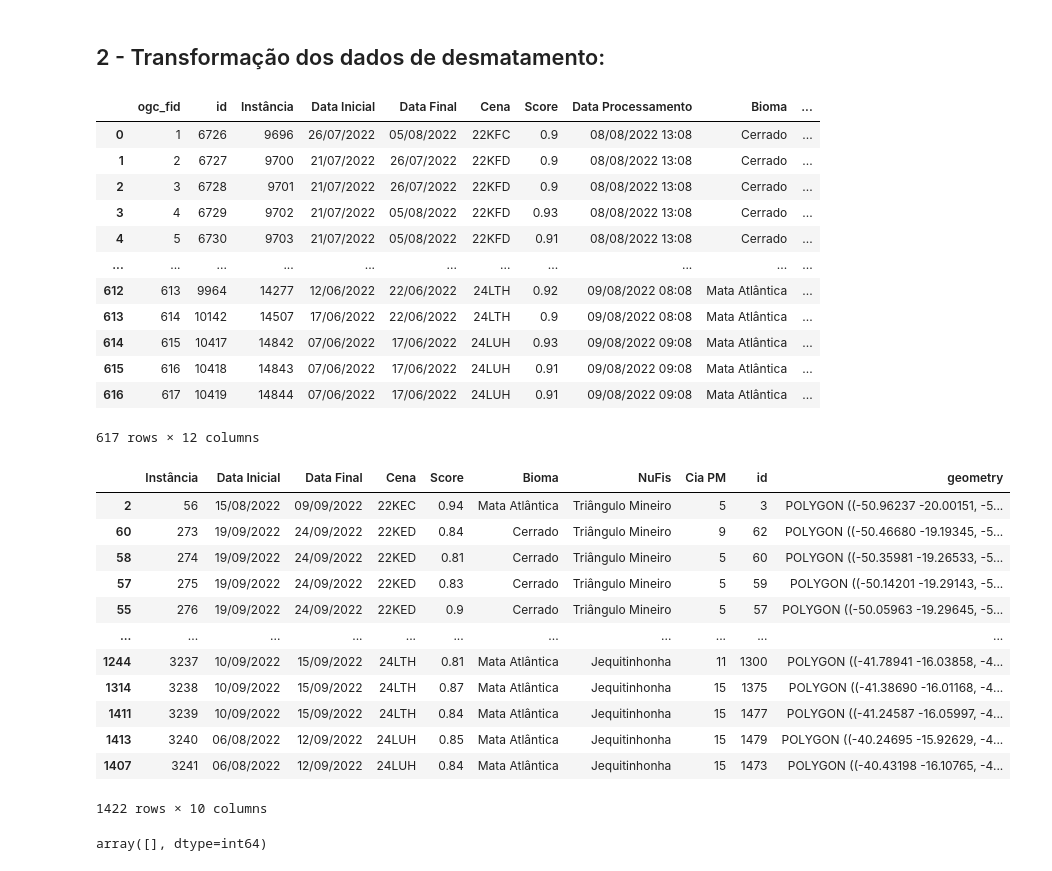
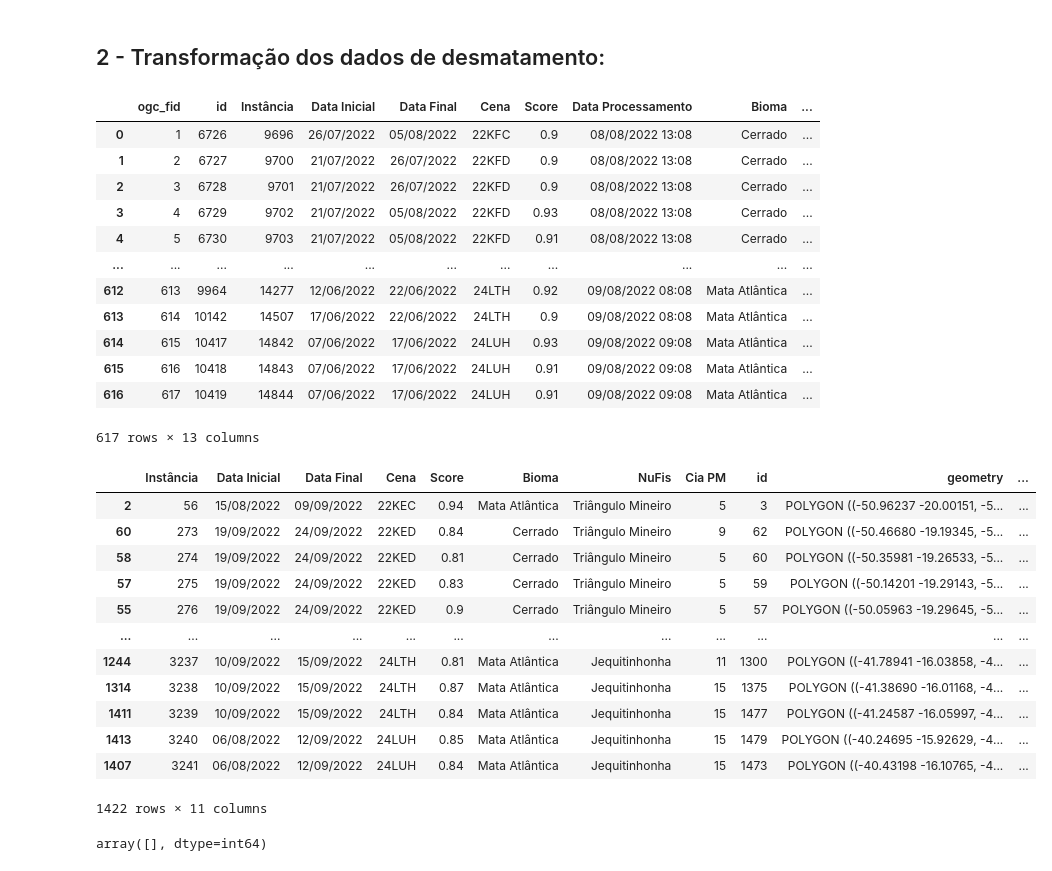
Before and after one commit to mcatrinque/brazil_illegal_deforestation, a Jupyter notebook: 01_etl.ipynb, the cells around one changed output. Saved outputs shown, nothing was run; the diff lists cells and outputs as text; code cells hidden in the pictures.

Commit message:
add 'mes' collumn to focos-desmatamento-mg dataframe

```diff
--- a/01_etl.ipynb
+++ b/01_etl.ipynb
@@ -50,6 +50,8 @@ desmatamento_ago22 = gpd.read_file(arquivo)
 # ordenar a partir da coluna instância
 desmatamento_ago22 = desmatamento_ago22.sort_values(by='Instância', ascending=True)
 
+desmatamento_ago22['Mes'] = "agosto_22"
+
 desmatamento_ago22
 # %% [output]
 |  | ogc_fid | id | Instância | Data Inicial | Data Final | Cena | Score | Data Processamento | Bioma | ... |
@@ -64,32 +66,33 @@ desmatamento_ago22
 | 614 | 615 | 10417 | 14842 | 07/06/2022 | 17/06/2022 | 24LUH | 0.93 | 09/08/2022 09:08 | Mata Atlântica | ... |
 | 615 | 616 | 10418 | 14843 | 07/06/2022 | 17/06/2022 | 24LUH | 0.91 | 09/08/2022 09:08 | Mata Atlântica | ... |
 | 616 | 617 | 10419 | 14844 | 07/06/2022 | 17/06/2022 | 24LUH | 0.91 | 09/08/2022 09:08 | Mata Atlântica | ... |
-617 rows × 12 columns
+617 rows × 13 columns
 # %%
 # arquivo contendo os dados de desmatamento de setembro de 2022 a serem explorados
 arquivo = "dados/desmatamento_set22.gpkg"
 
 # transformar o arquivo em um geodataframe
 desmatamento_set22 = gpd.read_file(arquivo)
 
 # ordenar a partir da coluna instância
 desmatamento_set22 = desmatamento_set22.sort_values(by='Instância', ascending=True)
 
+desmatamento_set22['Mes'] = "setembro_22"
 desmatamento_set22
 # %% [output]
-|  | Instância | Data Inicial | Data Final | Cena | Score | Bioma | NuFis | Cia PM | id | geometry |
-| 2 | 56 | 15/08/2022 | 09/09/2022 | 22KEC | 0.94 | Mata Atlântica | Triângulo Mineiro | 5 | 3 | POLYGON ((-50.96237 -20.00151, -5... |
-| 60 | 273 | 19/09/2022 | 24/09/2022 | 22KED | 0.84 | Cerrado | Triângulo Mineiro | 9 | 62 | POLYGON ((-50.46680 -19.19345, -5... |
-| 58 | 274 | 19/09/2022 | 24/09/2022 | 22KED | 0.81 | Cerrado | Triângulo Mineiro | 5 | 60 | POLYGON ((-50.35981 -19.26533, -5... |
-| 57 | 275 | 19/09/2022 | 24/09/2022 | 22KED | 0.83 | Cerrado | Triângulo Mineiro | 5 | 59 | POLYGON ((-50.14201 -19.29143, -5... |
-| 55 | 276 | 19/09/2022 | 24/09/2022 | 22KED | 0.9 | Cerrado | Triângulo Mineiro | 5 | 57 | POLYGON ((-50.05963 -19.29645, -5... |
-| ... | ... | ... | ... | ... | ... | ... | ... | ... | ... | ... |
-| 1244 | 3237 | 10/09/2022 | 15/09/2022 | 24LTH | 0.81 | Mata Atlântica | Jequitinhonha | 11 | 1300 | POLYGON ((-41.78941 -16.03858, -4... |
-| 1314 | 3238 | 10/09/2022 | 15/09/2022 | 24LTH | 0.87 | Mata Atlântica | Jequitinhonha | 15 | 1375 | POLYGON ((-41.38690 -16.01168, -4... |
-| 1411 | 3239 | 10/09/2022 | 15/09/2022 | 24LTH | 0.84 | Mata Atlântica | Jequitinhonha | 15 | 1477 | POLYGON ((-41.24587 -16.05997, -4... |
-| 1413 | 3240 | 06/08/2022 | 12/09/2022 | 24LUH | 0.85 | Mata Atlântica | Jequitinhonha | 15 | 1479 | POLYGON ((-40.24695 -15.92629, -4... |
-| 1407 | 3241 | 06/08/2022 | 12/09/2022 | 24LUH | 0.84 | Mata Atlântica | Jequitinhonha | 15 | 1473 | POLYGON ((-40.43198 -16.10765, -4... |
+|  | Instância | Data Inicial | Data Final | Cena | Score | Bioma | NuFis | Cia PM | id | geometry | ... |
+| 2 | 56 | 15/08/2022 | 09/09/2022 | 22KEC | 0.94 | Mata Atlântica | Triângulo Mineiro | 5 | 3 | POLYGON ((-50.96237 -20.00151, -5... | ... |
+| 60 | 273 | 19/09/2022 | 24/09/2022 | 22KED | 0.84 | Cerrado | Triângulo Mineiro | 9 | 62 | POLYGON ((-50.46680 -19.19345, -5... | ... |
+| 58 | 274 | 19/09/2022 | 24/09/2022 | 22KED | 0.81 | Cerrado | Triângulo Mineiro | 5 | 60 | POLYGON ((-50.35981 -19.26533, -5... | ... |
+| 57 | 275 | 19/09/2022 | 24/09/2022 | 22KED | 0.83 | Cerrado | Triângulo Mineiro | 5 | 59 | POLYGON ((-50.14201 -19.29143, -5... | ... |
+| 55 | 276 | 19/09/2022 | 24/09/2022 | 22KED | 0.9 | Cerrado | Triângulo Mineiro | 5 | 57 | POLYGON ((-50.05963 -19.29645, -5... | ... |
+| ... | ... | ... | ... | ... | ... | ... | ... | ... | ... | ... | ... |
+| 1244 | 3237 | 10/09/2022 | 15/09/2022 | 24LTH | 0.81 | Mata Atlântica | Jequitinhonha | 11 | 1300 | POLYGON ((-41.78941 -16.03858, -4... | ... |
+| 1314 | 3238 | 10/09/2022 | 15/09/2022 | 24LTH | 0.87 | Mata Atlântica | Jequitinhonha | 15 | 1375 | POLYGON ((-41.38690 -16.01168, -4... | ... |
+| 1411 | 3239 | 10/09/2022 | 15/09/2022 | 24LTH | 0.84 | Mata Atlântica | Jequitinhonha | 15 | 1477 | POLYGON ((-41.24587 -16.05997, -4... | ... |
+| 1413 | 3240 | 06/08/2022 | 12/09/2022 | 24LUH | 0.85 | Mata Atlântica | Jequitinhonha | 15 | 1479 | POLYGON ((-40.24695 -15.92629, -4... | ... |
+| 1407 | 3241 | 06/08/2022 | 12/09/2022 | 24LUH | 0.84 | Mata Atlântica | Jequitinhonha | 15 | 1473 | POLYGON ((-40.43198 -16.10765, -4... | ... |
-1422 rows × 10 columns
+1422 rows × 11 columns
 # %%
 # teste para identificação de registro único para cada evento em ambos os dataframes
 valores_iguais = desmatamento_ago22[desmatamento_ago22['Instância'].isin(desmatamento_set22['Instância'])]['Instância'].unique()
```
Also changed, not shown: parts of 2 cells of this notebook.
